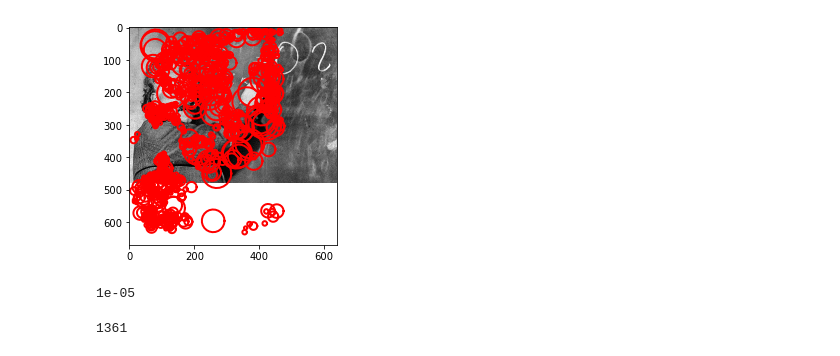
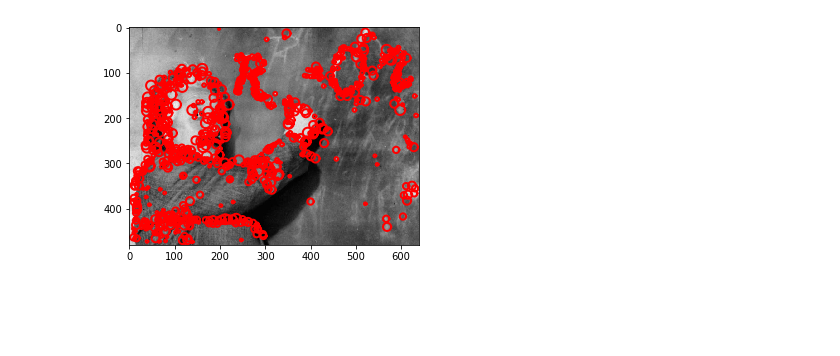
Before and after one commit to royadityak94/CVHW, a Jupyter notebook: CV/MP4/p4/code1/Blob-Detection3.ipynb, the cells around one changed output. Saved outputs shown, nothing was run; the diff lists cells and outputs as text; code cells hidden in the pictures; blank space fills up the shorter version.

```diff
--- a/CV/MP4/p4/code1/Blob-Detection3.ipynb
+++ b/CV/MP4/p4/code1/Blob-Detection3.ipynb
@@ -102,11 +102,11 @@ def create_scale_space2(gray_image,sigma_scale_factor,initial_sigma,level):
     return scale_space,sigma
 # %%
 processed_im = py_im2double(rgb2gray(im))
-initial_sigma = 1 #1.6
+initial_sigma = 1.7 #1.6
 k = np.sqrt(2) #initial_scale
 sigma_scale_factor = np.sqrt(1.7)
-n_iterations = 10
+n_iterations = 12
 level = 14 #10-15
-threshold = .003
+threshold_factor = .003
 h, w = processed_im.shape
 scale_space = np.zeros((h, w, level))
@@ -151,5 +113,14 @@ scale_space.shape
 # %%
-scale_space, sigma, threshold_factor, level = scale_space, sigma, threshold, level
+processed_im = py_im2double(rgb2gray(im))
+initial_sigma = 1.4 #1.6
+k = np.sqrt(2) #initial_scale
+sigma_scale_factor = np.sqrt(1.7)
+n_iterations = 15
+level = 15 #10-15
+threshold = .003
+h, w = processed_im.shape
+scale_space = np.zeros((h, w, level))
+scale_space, sigma = create_scale_space(processed_im,sigma_scale_factor, initial_sigma,level)
 max_scale_space = np.copy(scale_space)
 mask = [0] * (level)
 index = [(1, 0), (-1, 0), (0, 1), (0, -1),
@@ -170,7 +141,6 @@ for k in range(0,level):
     for i in range(mask[k]+1,size[0]-mask[k]-1):
         for j in range(mask[k]+1,size[1]-mask[k]-1):
             if scale_space[i, j, k] < threshold_factor:
-                #print ("Continuing for {},{},{}".format(i, j, k))
                 continue
             c_max = check(k)
             l_max = u_max = True
@@ -182,4 +152,13 @@ for k in range(0,level):
                 scale_space[i, j, k + 1] < scale_space[i, j, k]
             if c_max and l_max and u_max:
                 max_scale_space[i, j, k] = 1
-                blob_location.append((i,j,k))
+                blob_location.append((i, j, k, scale_space[i, j, k]))
+
+blobs = np.zeros((len(blob_location), 5))
+i = 0
+for center in blob_location:
+    x, y = center[0], center[1]
+    radius = int(np.ceil(np.sqrt(2)*sigma[center[2]]))
+    score = center[3]
+    blobs[i] = [y, x, radius, -1, score] #(x, y, radius, angle, score)
+    i+=1
@@ -190,10 +180,0 @@ len(blob_location)
-# %%
-no_of_blobs=len(blob_location)
-blobs = np.zeros((no_of_blobs, 4))
-i = 0
-for center in blob_location:
-    x, y = center[0], center[1]
-    radius = int(np.ceil(np.sqrt(2)*sigma[center[2]]))
-    score = center[2]
-    blobs[i] = [x, y, radius, score]
-    i+=1
@@ -200,14 +189,4 @@ for center in blob_location:
 # %%
-drawBlobs(im, blobs, 1000)
+drawBlobs(im, blobs, 250)
 # %% [output]
-[figure, old version]
+[figure, new version]
-# %%
-threshold_factor
-# %% [output]
-1e-05
-# %%
-from skimage import feature
-blob_location = feature.blob_log(processed_im, threshold = .030, min_sigma=1, max_sigma=55, num_sigma=14)
-len(blob_location)
-# %% [output]
-1361
```
Also changed, not shown: parts of 12 cells of this notebook, 11 other files.
